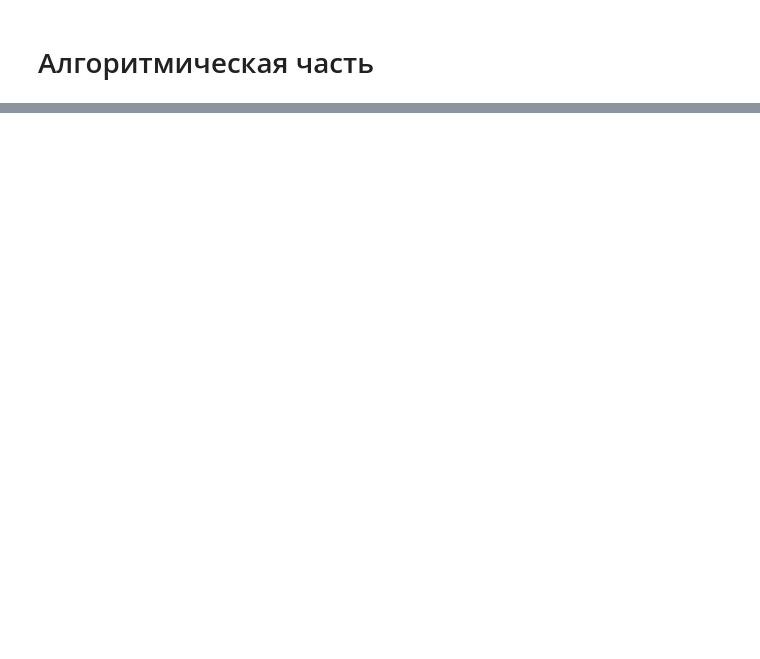
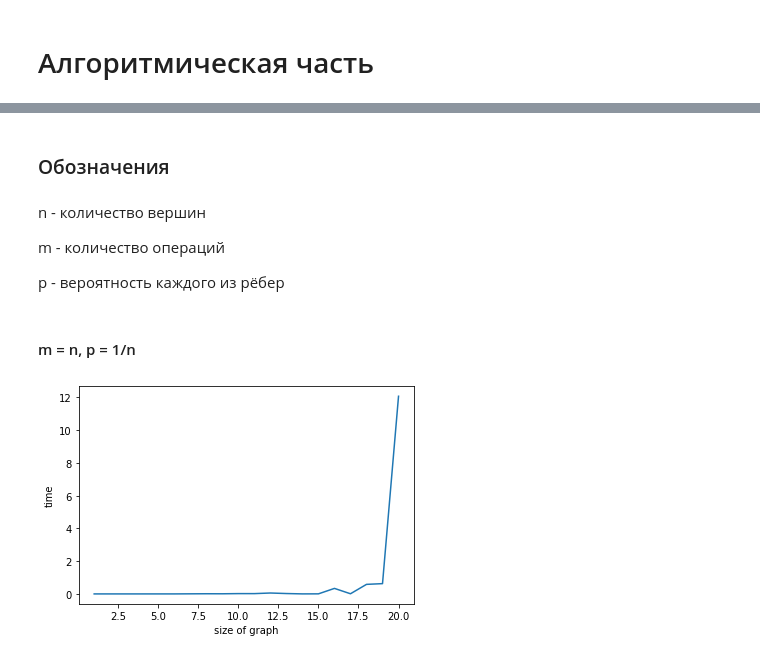
Before and after one commit to Feodor123/TrappedGraphsResearch, a Jupyter notebook: Research.ipynb, the cells around one changed output, grey strips where cells are left out. Cells and saved outputs as stored; diff of their text form; code cells hidden in the pictures; blank space fills up the shorter version.

```diff
--- a/Research.ipynb
+++ b/Research.ipynb
@@ -58,0 +67,35 @@ $x \in GTAPPED \iff \exists y R(x,y)$, где $R(x,y)$ возвращает ис
+# %%
+def testRandomGraph(n, m, p, num_tests):
+    sum_time = 0
+    for i in range(num_tests):
+        g = Graph(n)
+        adj = np.random.binomial(1, p, size=(n,n))
+        g.setAdjMatrix(adj)
+        ops = []
+        for j in range(m):
+            ops.append(((randint(0,n-1),randint(0,n-1)),(randint(0,n-1),randint(0,n-1))))
+        sum_time += timeit.timeit(lambda: isTrapped(g, ops), number=1)
+    return sum_time / num_tests
+# %% [markdown]
+### Обозначения
+# %% [markdown]
+n - количество вершин
+
+m - количество операций
+
+p - вероятность каждого из рёбер
+# %% [markdown]
+#### m = n, p = 1/n
+# %%
+import matplotlib.pyplot as plt
+
+seed(24)
+np.random.seed(24)
+grid1 = range(1,21,1)
+times1 = [testRandomGraph(n,n,1/n,20) for n in tqdm(grid1)]
+plt.plot(grid1, times1)
+plt.xlabel('size of graph')
+plt.ylabel('time')
+plt.show()
+# %% [output]
+[figure, added]
```
Also changed, not shown: parts of 19 cells of this notebook, 3 other files.
